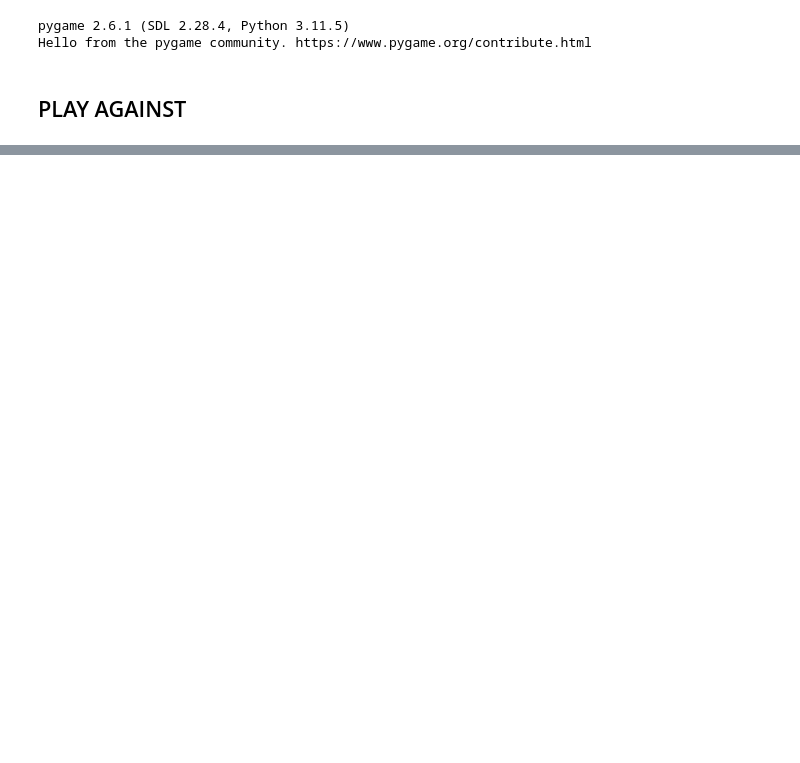
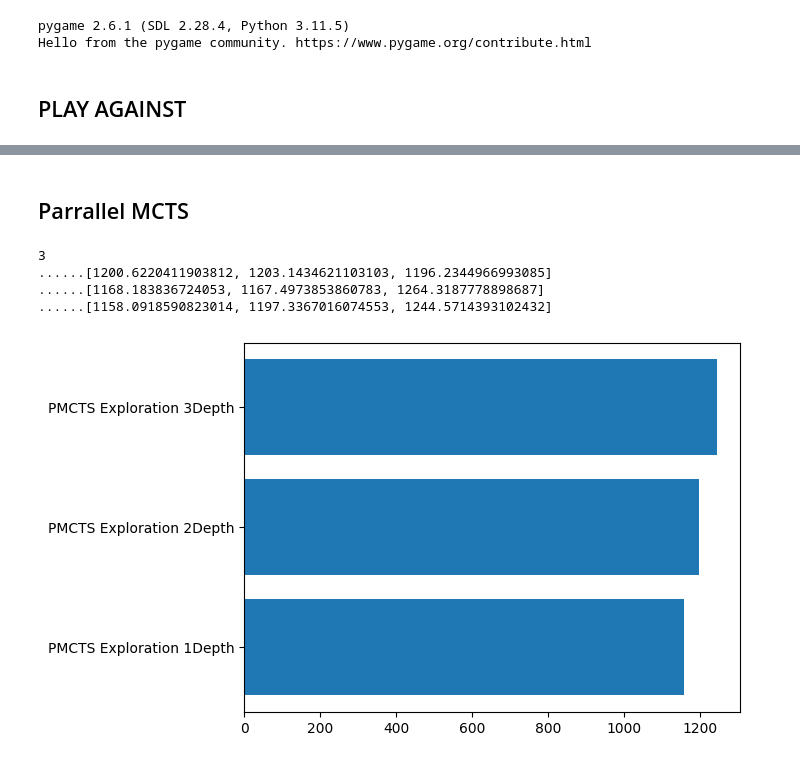
Before and after one commit to ewilipsic/othello, a Jupyter notebook: elo.ipynb, the cells around one changed output, grey strips where cells are left out. Cells and saved outputs as stored; diff of their text form; code cells hidden in the pictures; blank space fills up the shorter version.

```diff
--- a/elo.ipynb
+++ b/elo.ipynb
@@ -130,3 +104,37 @@ import matplotlib.pyplot as plt
+# %% [markdown]
+## Parrallel MCTS
+# %%
+mcts1 = P.MCTSParallelPlayer(explorationFactor=1.4,timed = True,timeLimit = 1.5,selectionDepth=1)
+mcts2 = P.MCTSParallelPlayer(explorationFactor=1.4,timed = True,timeLimit = 1.5,selectionDepth=2)
+mcts3 = P.MCTSParallelPlayer(explorationFactor=1.4,timed = True,timeLimit = 1.5,selectionDepth=3)
+
+players = [mcts1,mcts2,mcts3]
+elo = [1200 for x in players]
+
+
+n = len(elo)
+print(n)
+for x in range(3):
+    for i in range(n):
+        for j in range(n):
+            if i == j : continue
+            match(i,j)
+            print(".",end="")
+    print(elo)
+
+plt.barh([
+     "PMCTS Exploration 1Depth",
+     "PMCTS Exploration 2Depth",
+     "PMCTS Exploration 3Depth",
+     ],elo)
+
+plt.show()
+# %% [output]
+3
+......[1200.6220411903812, 1203.1434621103103, 1196.2344966993085]
+......[1168.183836724053, 1167.4973853860783, 1264.3187778898687]
+......[1158.0918590823014, 1197.3367016074553, 1244.5714393102432]
+[figure, added]
 # %%
 import torch
 
```
Also changed, not shown: parts of 9 cells of this notebook, 5 other files.
